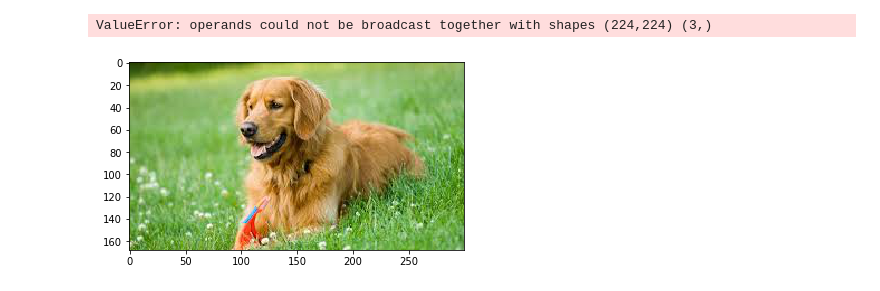
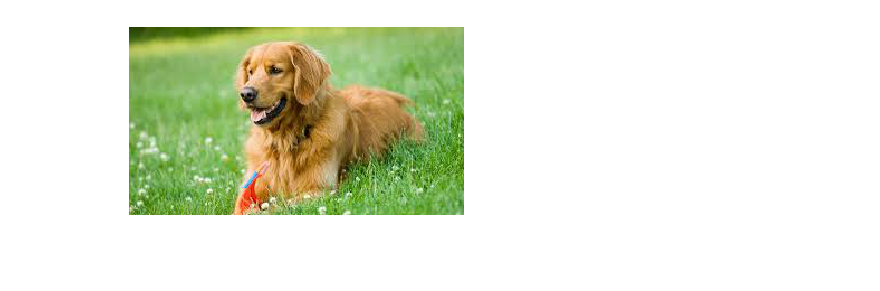
Before and after one commit to matsumo-a/hello-world, a Jupyter notebook: 03_backprop/backprop.ipynb, the cells around one changed output. Cells and saved outputs as stored; diff of their text form; code cells hidden in the pictures.

```diff
--- a/03_backprop/backprop.ipynb
+++ b/03_backprop/backprop.ipynb
@@ -58,3 +26,18 @@ def imshow(image):
+# %%
+def load_image(path):
+    image = Image.open(path)
+    plt.imshow(image)
+    plt.axis('off')
+    return image
+
+def normalize(image):
+    preprocess = transforms.Compose([
+        transforms.Resize((224,224)),
+        transforms.ToTensor(),
+        transforms.Normalize(mean=[0.485, 0.456, 0.406], std=[0.229, 0.224, 0.225])
+    ])
+    img = Variable(preprocess(image).unsqueeze(0).cuda())
+    return img
 # %%
 vgg = models.vgg16(pretrained=True)
 vgg = vgg.to(device)
@@ -97,6 +88,4 @@ def visualize(image):
 # %%
 img = load_image('images/retr.jpg')
-sal = visualize(img)
 # %% [output]
-ValueError: operands could not be broadcast together with shapes (224,224) (3,)
-[figure, old version]
+[figure, new version]
```
Also changed, not shown: parts of 4 cells of this notebook.
